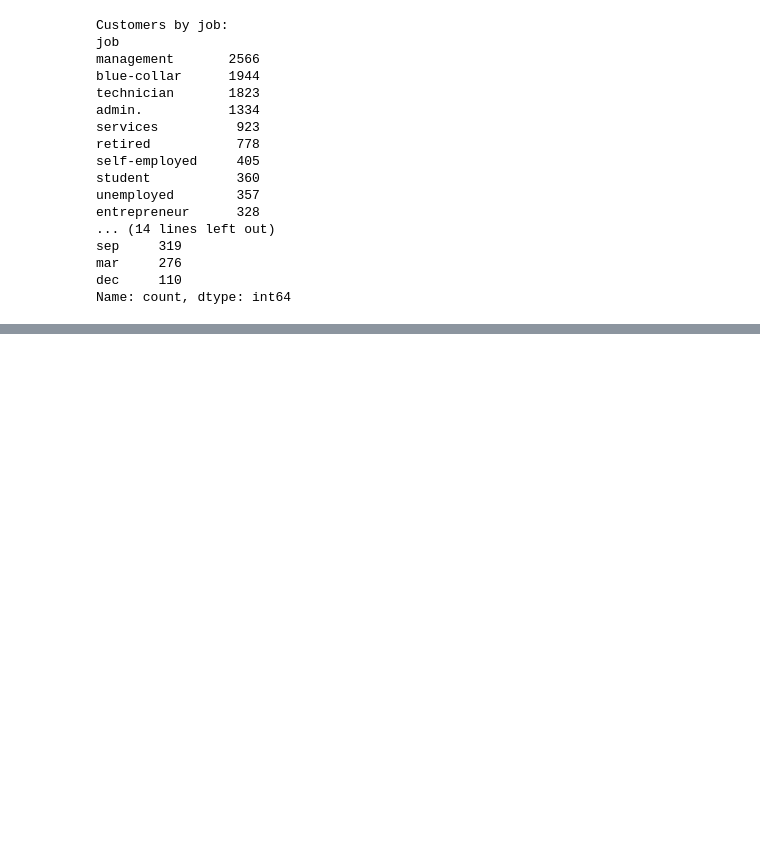
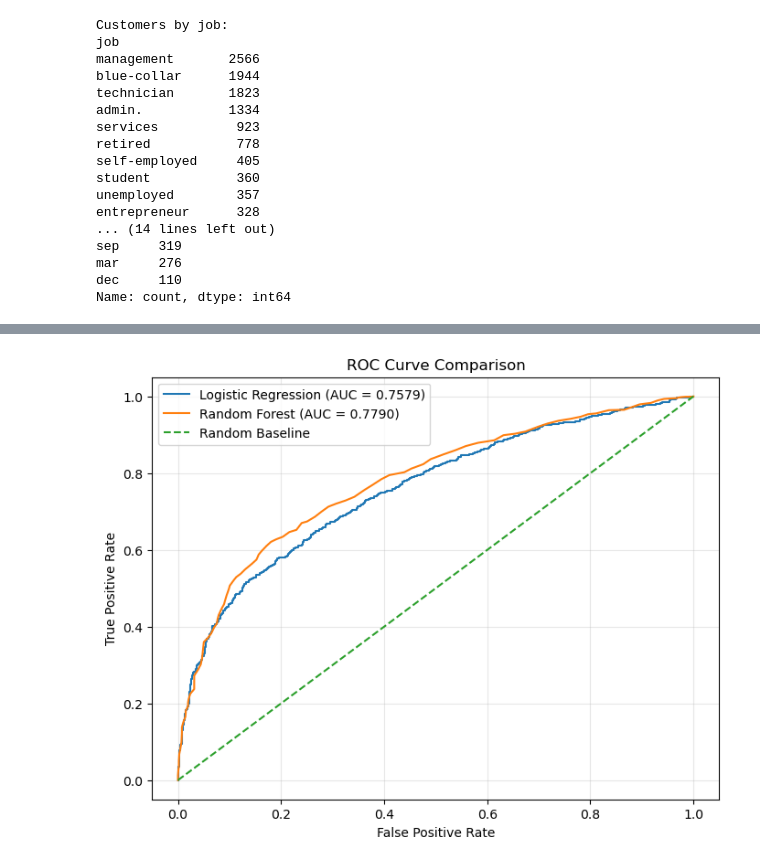
Before and after one commit to jasleenjk07/markovate-assessment, a Jupyter notebook: notebooks/Customer_Subscription_Classification.ipynb, the cells around one changed output, grey strips where cells are left out. Cells and saved outputs as stored; diff of their text form; code cells hidden in the pictures; blank space fills up the shorter version.

```diff
--- a/notebooks/Customer_Subscription_Classification.ipynb
+++ b/notebooks/Customer_Subscription_Classification.ipynb
@@ -457,0 +549,28 @@ Name: count, dtype: int64
+# %%
+fpr_logistic, tpr_logistic, _ = roc_curve(
+    Y_test, y_prob_logistic
+)
+
+fpr_rf, tpr_rf, _ = roc_curve(
+    Y_test, y_prob_rf
+)
+
+plt.figure(figsize=(8,6))
+plt.plot(
+    fpr_logistic, tpr_logistic,
+    label = f"Logistic Regression (AUC = {auc_logistic:.4f})"
+)
+plt.plot(
+    fpr_rf, tpr_rf,
+    label = f"Random Forest (AUC = {auc_rf:.4f})"
+)
+
+plt.plot([0, 1], [0, 1], linestyle = "--", label = "Random Baseline")
+plt.xlabel("False Positive Rate")
+plt.ylabel("True Positive Rate")
+plt.title("ROC Curve Comparison")
+plt.legend()
+plt.grid(alpha=0.3)
+plt.show()
+# %% [output]
+[figure, added]
```
Also changed, not shown: parts of 17 cells of this notebook.
